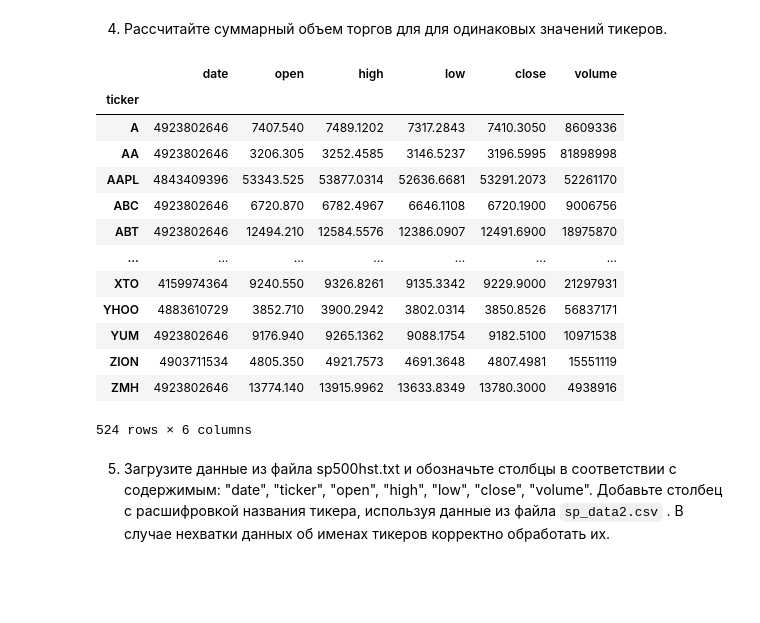
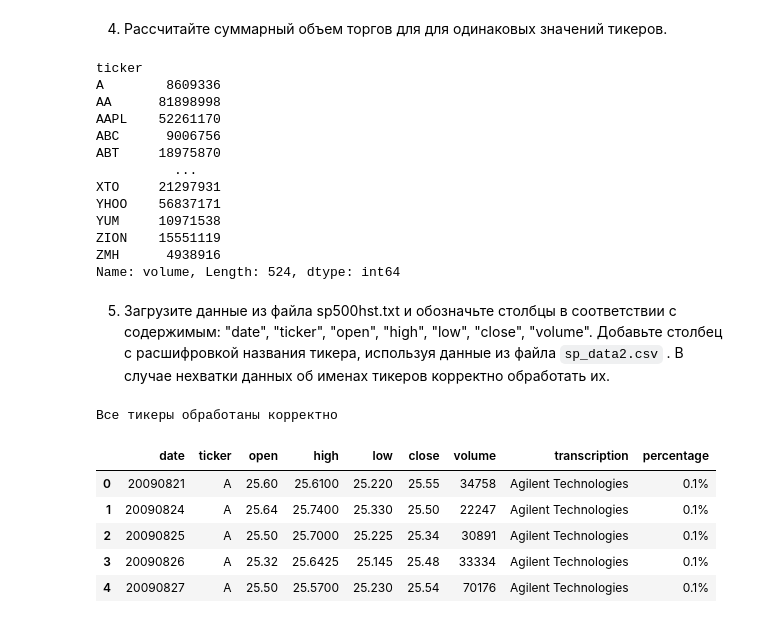
Before and after one commit to alexrzntsv/TOBD-FU, a Jupyter notebook: 2.pandas/Сем_1_Pandas.ipynb, the cells around one changed output. Cells and saved outputs as stored; diff of their text form; code cells hidden in the pictures; blank space fills up the shorter version.

```diff
--- a/2.pandas/Сем_1_Pandas.ipynb
+++ b/2.pandas/Сем_1_Pandas.ipynb
@@ -184,21 +184,36 @@ data.head()
 # %% [markdown]
 4. Рассчитайте суммарный объем торгов для для одинаковых значений тикеров.
 # %%
-data.groupby('ticker').sum()
+data.groupby('ticker').sum()['volume']
 # %% [output]
-|  | date | open | high | low | close | volume |
-| ticker |  |  |  |  |  |  |
-| A | 4923802646 | 7407.540 | 7489.1202 | 7317.2843 | 7410.3050 | 8609336 |
-| AA | 4923802646 | 3206.305 | 3252.4585 | 3146.5237 | 3196.5995 | 81898998 |
-| AAPL | 4843409396 | 53343.525 | 53877.0314 | 52636.6681 | 53291.2073 | 52261170 |
-| ABC | 4923802646 | 6720.870 | 6782.4967 | 6646.1108 | 6720.1900 | 9006756 |
-| ABT | 4923802646 | 12494.210 | 12584.5576 | 12386.0907 | 12491.6900 | 18975870 |
-| ... | ... | ... | ... | ... | ... | ... |
-| XTO | 4159974364 | 9240.550 | 9326.8261 | 9135.3342 | 9229.9000 | 21297931 |
-| YHOO | 4883610729 | 3852.710 | 3900.2942 | 3802.0314 | 3850.8526 | 56837171 |
-| YUM | 4923802646 | 9176.940 | 9265.1362 | 9088.1754 | 9182.5100 | 10971538 |
-| ZION | 4903711534 | 4805.350 | 4921.7573 | 4691.3648 | 4807.4981 | 15551119 |
-| ZMH | 4923802646 | 13774.140 | 13915.9962 | 13633.8349 | 13780.3000 | 4938916 |
-524 rows × 6 columns
+ticker
+A        8609336
+AA      81898998
+AAPL    52261170
+ABC      9006756
+ABT     18975870
+          ...
+XTO     21297931
+YHOO    56837171
+YUM     10971538
+ZION    15551119
+ZMH      4938916
+Name: volume, Length: 524, dtype: int64
 # %% [markdown]
 5. Загрузите данные из файла sp500hst.txt и обозначьте столбцы в соответствии с содержимым: "date", "ticker", "open", "high", "low", "close", "volume". Добавьте столбец с расшифровкой названия тикера, используя данные из файла `sp_data2.csv` . В случае нехватки данных об именах тикеров корректно обработать их.
+# %%
+data = pd.read_csv("/content/drive/MyDrive/sp500hst.txt",  names=["date", "ticker", "open", "high", "low", "close", "volume"])
+data_2 = pd.read_csv("/content/drive/MyDrive/sp_data2.csv", delimiter=';', names=['ticker', 'transcription', 'percentage'])
+shape_0 = data.shape[0]
+data = pd.merge(data, data_2, how='left', on='ticker')
+if shape_0 == data.shape[0]:
+  print('Все тикеры обработаны корректно')
+data.head()
+# %% [output]
+Все тикеры обработаны корректно
+|  | date | ticker | open | high | low | close | volume | transcription | percentage |
+| 0 | 20090821 | A | 25.60 | 25.6100 | 25.220 | 25.55 | 34758 | Agilent Technologies | 0.1% |
+| 1 | 20090824 | A | 25.64 | 25.7400 | 25.330 | 25.50 | 22247 | Agilent Technologies | 0.1% |
+| 2 | 20090825 | A | 25.50 | 25.7000 | 25.225 | 25.34 | 30891 | Agilent Technologies | 0.1% |
+| 3 | 20090826 | A | 25.32 | 25.6425 | 25.145 | 25.48 | 33334 | Agilent Technologies | 0.1% |
+| 4 | 20090827 | A | 25.50 | 25.5700 | 25.230 | 25.54 | 70176 | Agilent Technologies | 0.1% |
```
Also changed, not shown: parts of 1 cell of this notebook.
